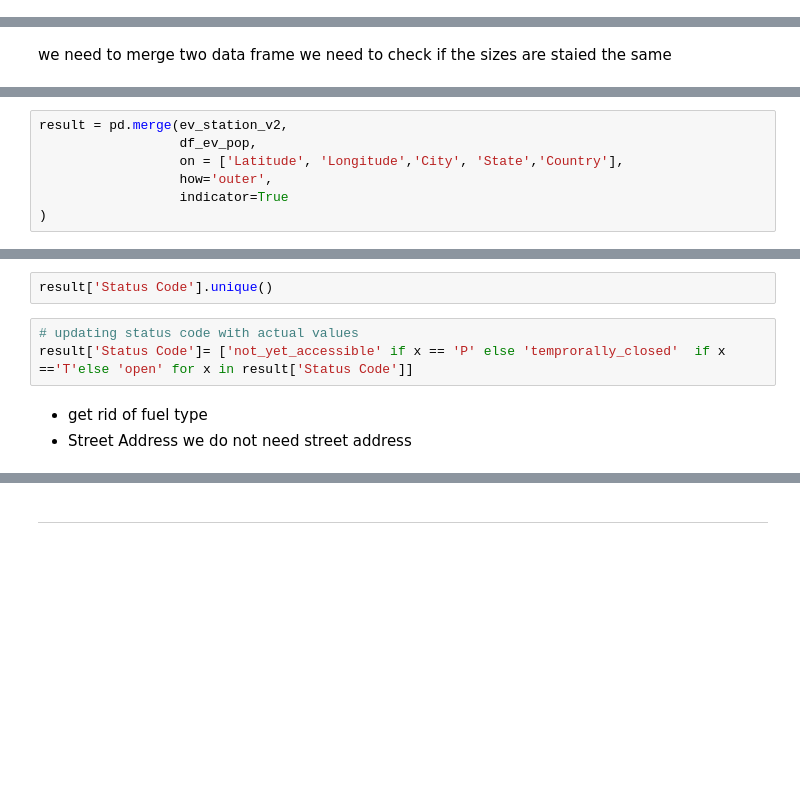
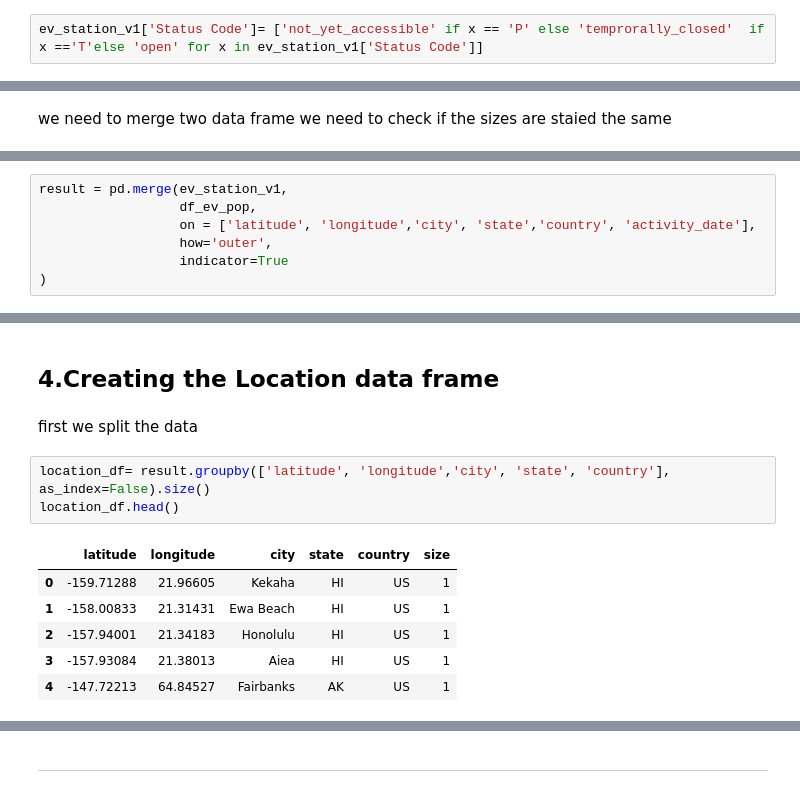
Before and after one commit to hicranA/partsUnlimitedDW, a Jupyter notebook: etl_ev_car_population.ipynb, the cells around one changed output, grey strips where cells are left out. Saved outputs shown, nothing was run; the diff lists cells and outputs as text; blank space fills up the shorter version.

```diff
--- a/etl_ev_car_population.ipynb
+++ b/etl_ev_car_population.ipynb
@@ -296 +308,3 @@ Index(['ID', 'Status Code', 'Station Name', 'Access Code', 'City', 'State',
+# %%
+ev_station_v1['Status Code']= ['not_yet_accessible' if x == 'P' else 'temprorally_closed'  if x =='T'else 'open' for x in ev_station_v1['Status Code']]
 # %% [markdown]
@@ -438,7 +459,7 @@ df_ev_pop.columns
 # %%
-result = pd.merge(ev_station_v2,
+result = pd.merge(ev_station_v1,
                   df_ev_pop,
-                  on = ['Latitude', 'Longitude','City', 'State','Country'],
+                  on = ['latitude', 'longitude','city', 'state','country', 'activity_date'],
                   how='outer',
                   indicator=True
 )
@@ -461,10 +470,15 @@ result['_merge'].unique()
-# %%
-result['Status Code'].unique()
-# %%
-# updating status code with actual values
-result['Status Code']= ['not_yet_accessible' if x == 'P' else 'temprorally_closed'  if x =='T'else 'open' for x in result['Status Code']]
-# %% [markdown]
-
-- get rid of fuel type
-- Street Address we do not need street address
+# %% [markdown]
+## 4.Creating the Location data frame
+# %% [markdown]
+first we split the data
+# %%
+location_df= result.groupby(['latitude', 'longitude','city', 'state', 'country'], as_index=False).size()
+location_df.head()
+# %% [output]
+|  | latitude | longitude | city | state | country | size |
+| 0 | -159.71288 | 21.96605 | Kekaha | HI | US | 1 |
+| 1 | -158.00833 | 21.31431 | Ewa Beach | HI | US | 1 |
+| 2 | -157.94001 | 21.34183 | Honolulu | HI | US | 1 |
+| 3 | -157.93084 | 21.38013 | Aiea | HI | US | 1 |
+| 4 | -147.72213 | 64.84527 | Fairbanks | AK | US | 1 |
 # %%
```
Also changed, not shown: parts of 44 cells of this notebook.
